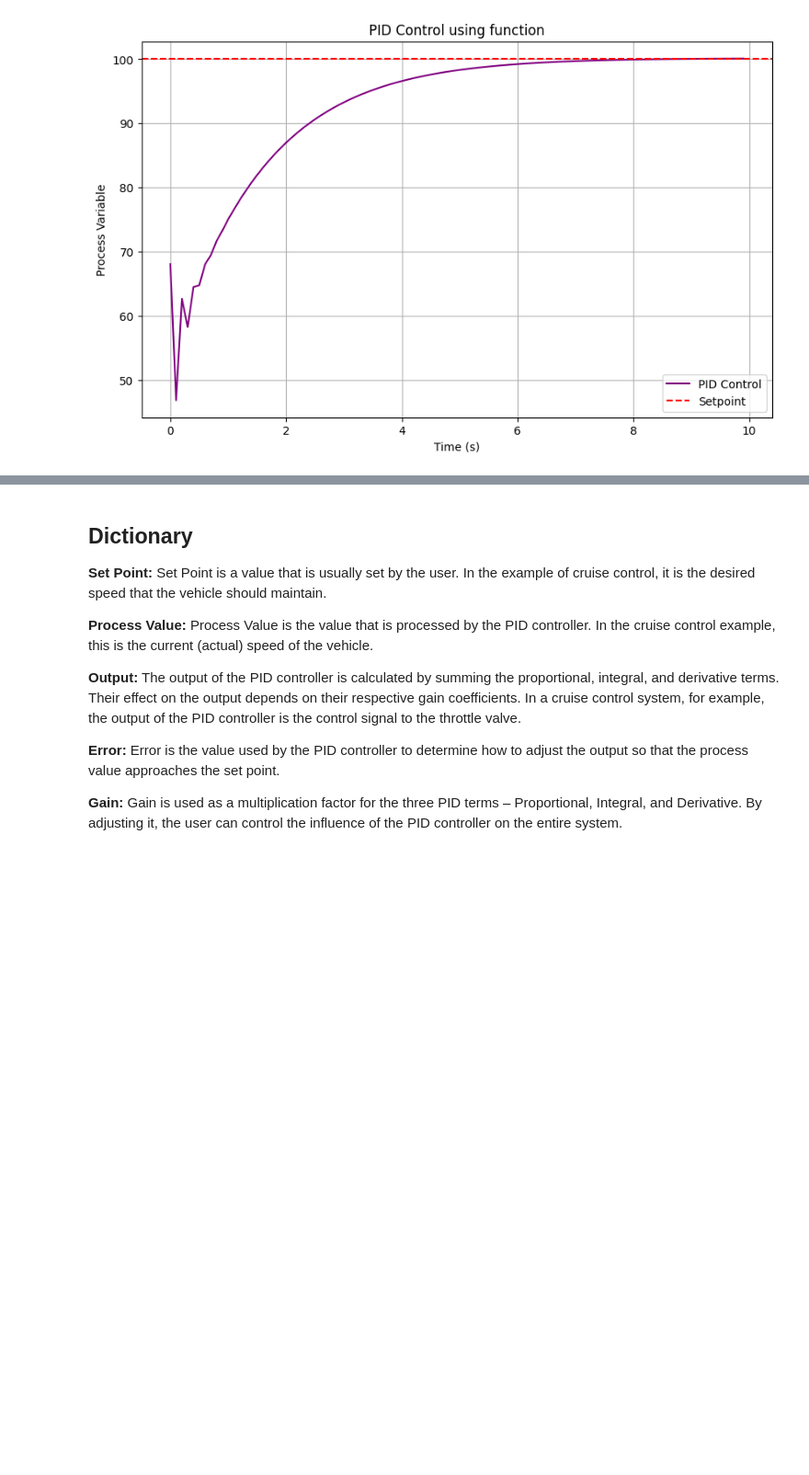
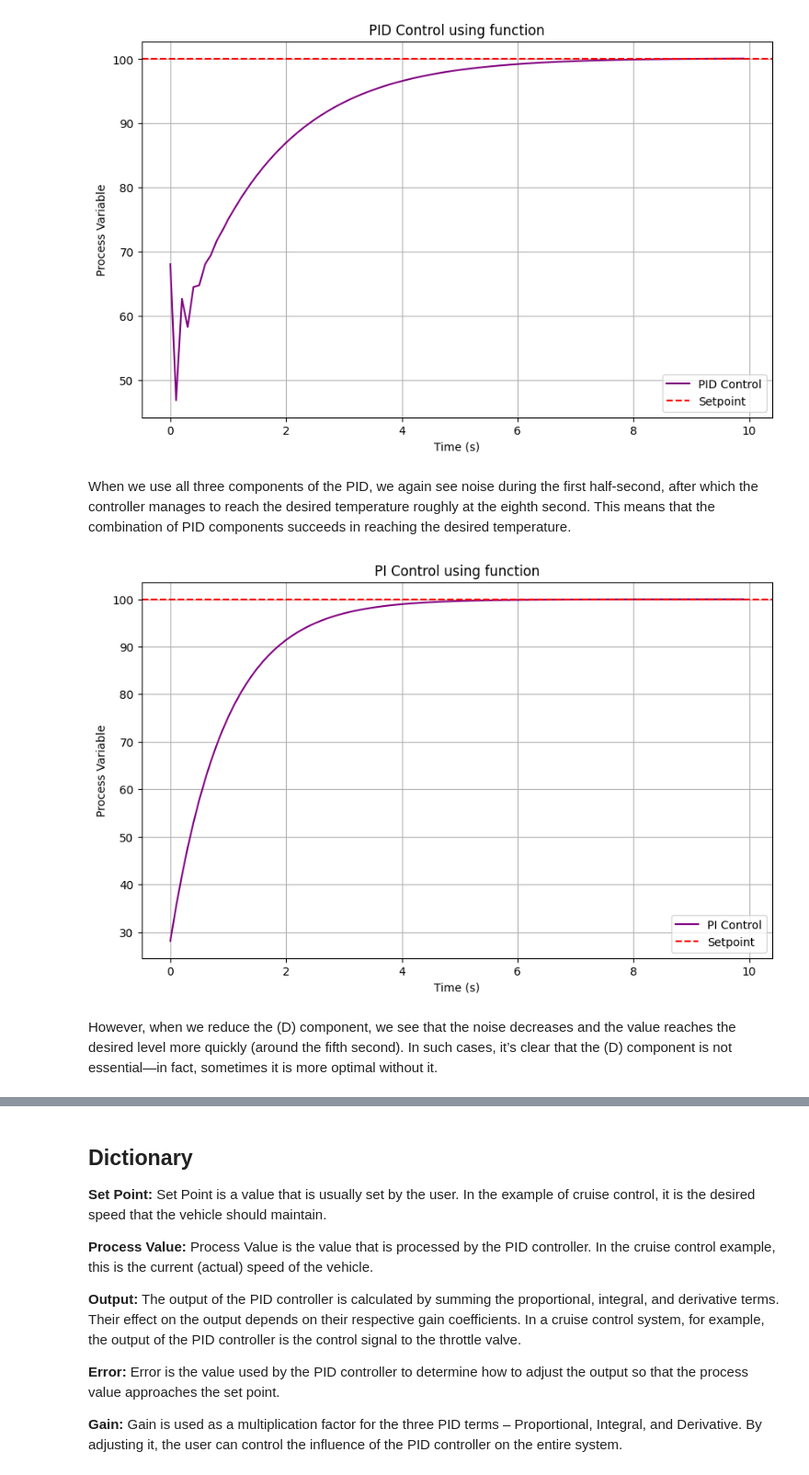
Before and after one commit to VladoDev03/pid-controller, a Jupyter notebook: pid-controller/pid-controller.ipynb, the cells around one changed output, grey strips where cells are left out. Shown: that part at 92% size. Cells and saved outputs as stored; diff of their text form; code cells hidden in the pictures; blank space fills up the shorter version.

Commit message:
Added explanaitions to the three separate terms and to the combined solution.

```diff
--- a/pid-controller/pid-controller.ipynb
+++ b/pid-controller/pid-controller.ipynb
@@ -162,6 +174,16 @@ time_pdi, pv_pdi = simulate_pid_control(Kp=1.0, Ki=0.1, Kd=0.5)
 plot_single_term(time_pdi, pv_pdi, setpoint, label='PID Control', title='PID Control using function', color='purple')
 # %% [output]
 [figure]
+# %% [markdown]
+When we use all three components of the PID, we again see noise during the first half-second, after which the controller manages to reach the desired temperature roughly at the eighth second. This means that the combination of PID components succeeds in reaching the desired temperature.
+# %%
+time_pdi, pv_pdi = simulate_pid_control(Kp=1.0, Ki=0.1, Kd=0.0)
+# %%
+plot_single_term(time_pdi, pv_pdi, setpoint, label='PI Control', title='PI Control using function', color='purple')
+# %% [output]
+[figure, added]
+# %% [markdown]
+However, when we reduce the (D) component, we see that the noise decreases and the value reaches the desired level more quickly (around the fifth second). In such cases, it’s clear that the (D) component is not essential—in fact, sometimes it is more optimal without it.
 # %% [markdown]
 ### Selective use of control terms
 Although the PID controller algorithm consists of three parts, there are situations in which one or two of them are sufficient to provide proper control. This can be achieved by setting the unused values to zero. In such cases, the algorithm is referred to as a PI, PD, P, or I controller. The integral part is often necessary for the system to reach the desired output. For example, the PID algorithm is frequently used in its PI form in cases where differentiation would be sensitive to measurement noise.
```
Also changed, not shown: parts of 16 cells of this notebook.
